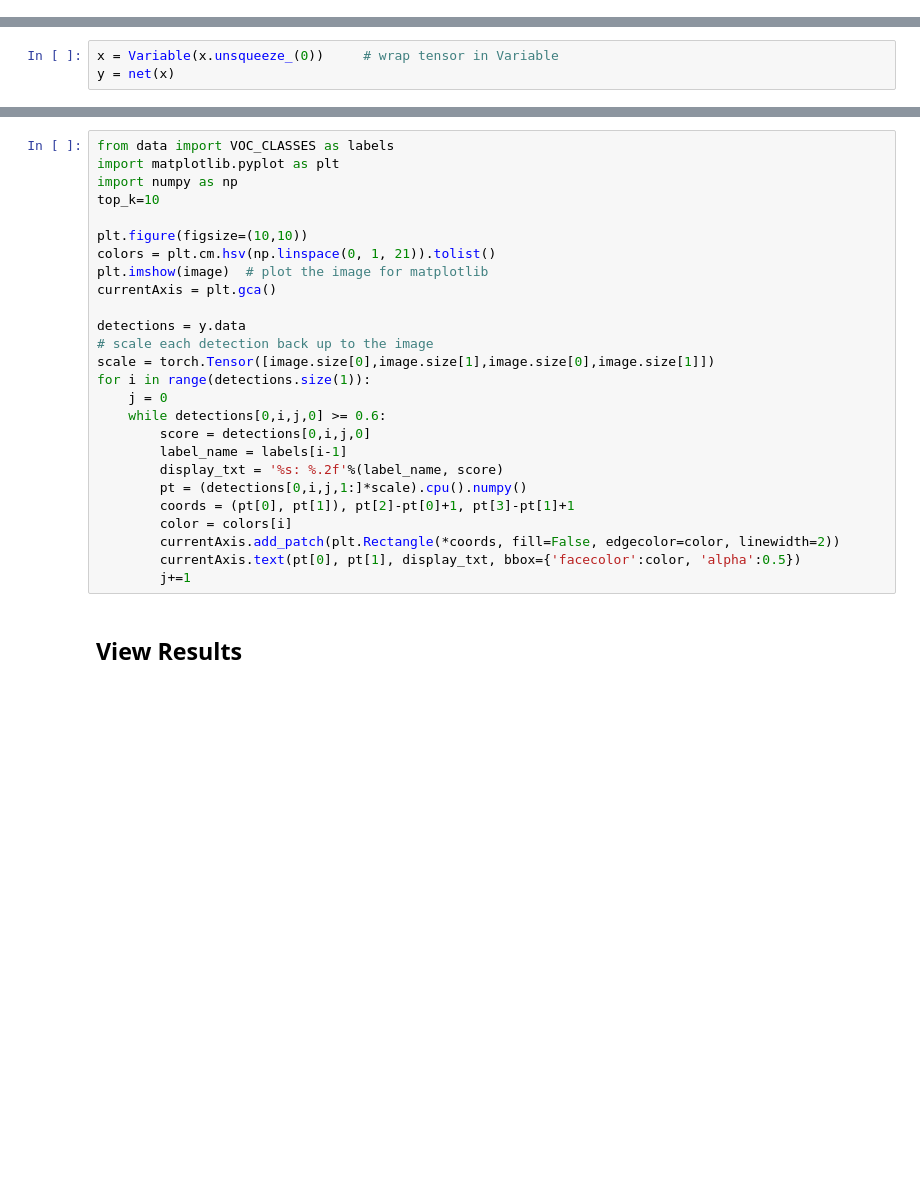
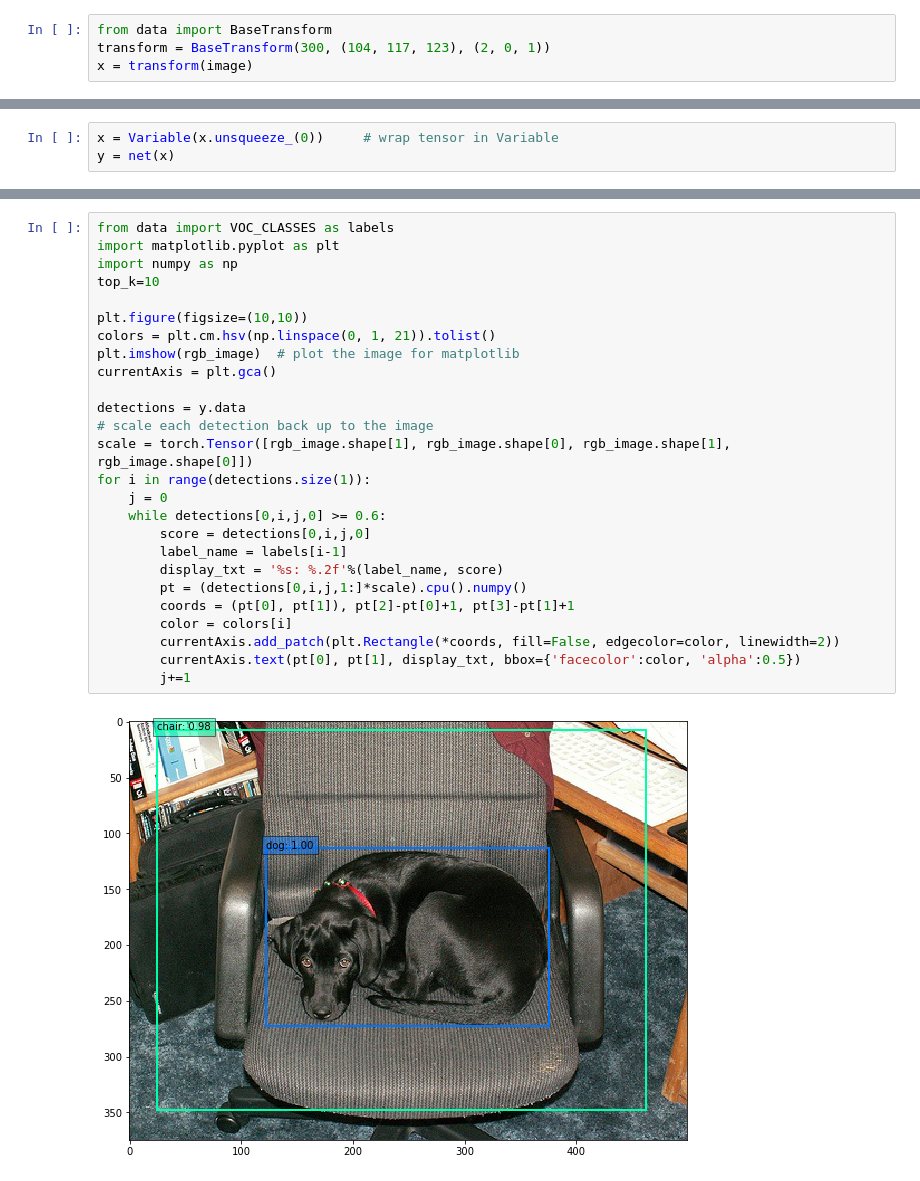
Before and after one commit to amdegroot/ssd.pytorch, a Jupyter notebook: demo.ipynb, the cells around one changed output, grey strips where cells are left out. Cells and saved outputs as stored; diff of their text form; blank space fills up the shorter version.

```diff
--- a/demo.ipynb
+++ b/demo.ipynb
@@ -56,3 +52,7 @@ x = base_transform(image)
+# %%
+from data import BaseTransform
+transform = BaseTransform(300, (104, 117, 123), (2, 0, 1))
+x = transform(image)
 # %% [markdown]
 ## SSD Forward Pass
 ### Now just wrap the image in a Variable so it is recognized by PyTorch autograd
@@ -66,28 +66,28 @@ Here we choose 60%
 # %%
 from data import VOC_CLASSES as labels
 import matplotlib.pyplot as plt
 import numpy as np
 top_k=10
 
 plt.figure(figsize=(10,10))
 colors = plt.cm.hsv(np.linspace(0, 1, 21)).tolist()
-plt.imshow(image)  # plot the image for matplotlib
+plt.imshow(rgb_image)  # plot the image for matplotlib
 currentAxis = plt.gca()
 
 detections = y.data
 # scale each detection back up to the image
-scale = torch.Tensor([image.size[0],image.size[1],image.size[0],image.size[1]])
+scale = torch.Tensor([rgb_image.shape[1], rgb_image.shape[0], rgb_image.shape[1], rgb_image.shape[0]])
 for i in range(detections.size(1)):
     j = 0
     while detections[0,i,j,0] >= 0.6:
         score = detections[0,i,j,0]
         label_name = labels[i-1]
         display_txt = '%s: %.2f'%(label_name, score)
         pt = (detections[0,i,j,1:]*scale).cpu().numpy()
         coords = (pt[0], pt[1]), pt[2]-pt[0]+1, pt[3]-pt[1]+1
         color = colors[i]
         currentAxis.add_patch(plt.Rectangle(*coords, fill=False, edgecolor=color, linewidth=2))
         currentAxis.text(pt[0], pt[1], display_txt, bbox={'facecolor':color, 'alpha':0.5})
         j+=1
+# %% [output]
+[figure, added]
-# %% [markdown]
-## View Results
```
Also changed, not shown: parts of 7 cells of this notebook, 1 other file.
